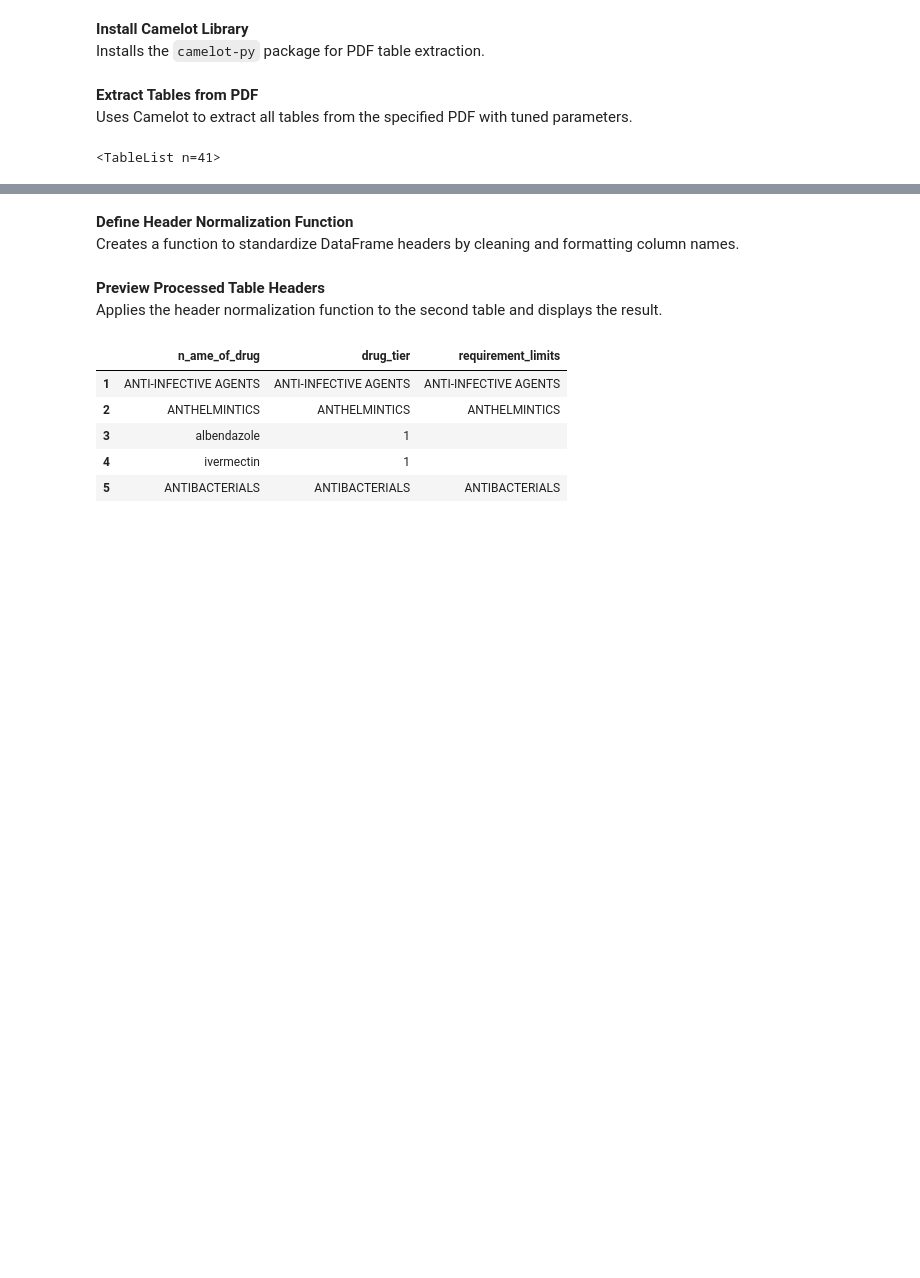
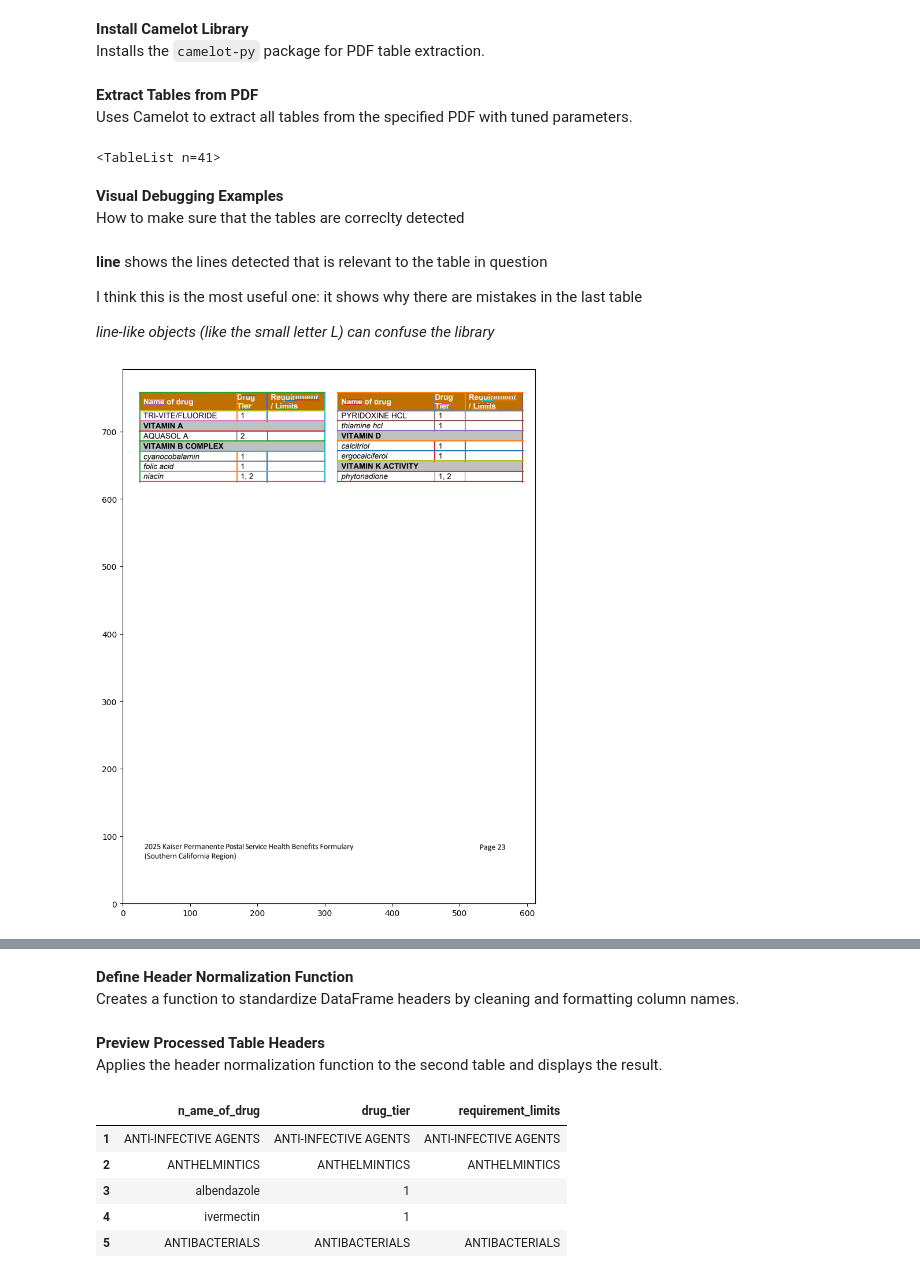
Before and after one commit to ianchute/formulairy, a Jupyter notebook: formulairy-step-1-ingestion.ipynb, the cells around one changed output, grey strips where cells are left out. Cells and saved outputs as stored; diff of their text form; code cells hidden in the pictures; blank space fills up the shorter version.

Commit message:
ingestion visuals.

```diff
--- a/formulairy-step-1-ingestion.ipynb
+++ b/formulairy-step-1-ingestion.ipynb
@@ -43,3 +43,19 @@ tables = camelot.read_pdf(
 tables
 # %% [output]
 <TableList n=41>
+# %% [markdown]
+**Visual Debugging Examples**
+How to make sure that the tables are correclty detected
+# %%
+import matplotlib.pyplot as plt
+plt.rcParams["figure.figsize"] = (16, 12)
+# %% [markdown]
+**line** shows the lines detected that is relevant to the table in question
+
+I think this is the most useful one: it shows why there are mistakes in the last table
+
+*line-like objects (like the small letter L) can confuse the library*
+# %%
+camelot.plot(tables[-1], kind='line').show()
+# %% [output]
+[figure, added]
```
Also changed, not shown: parts of 7 cells of this notebook.
